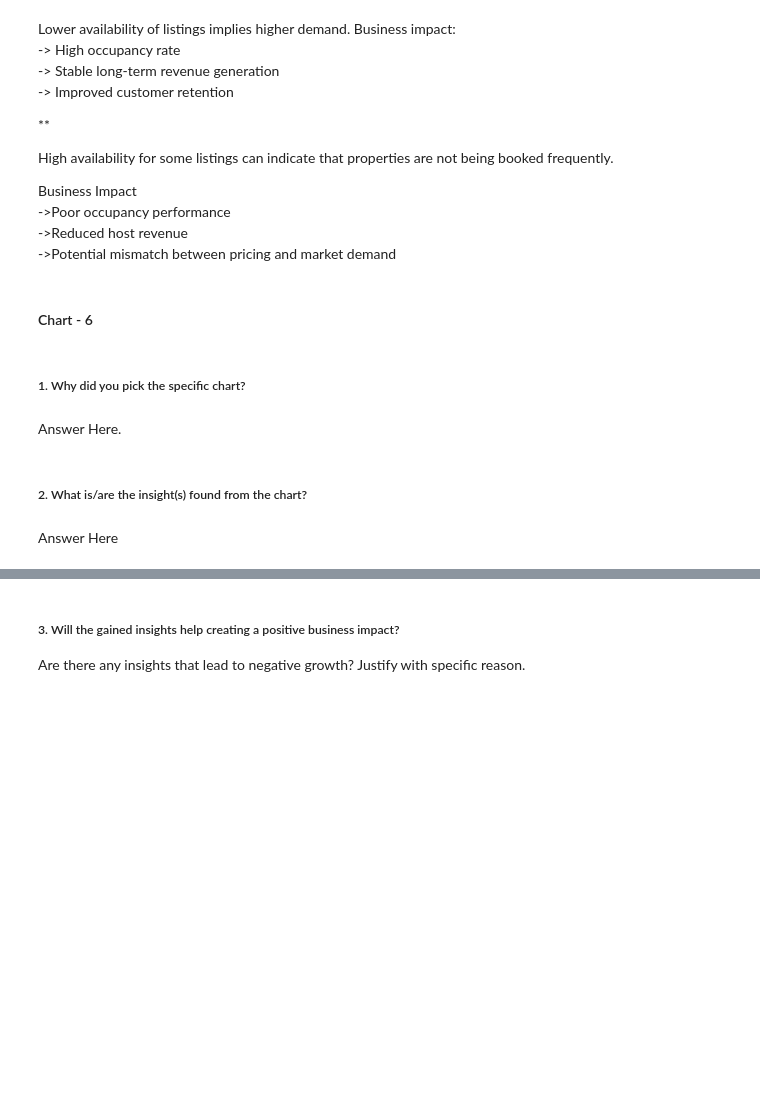
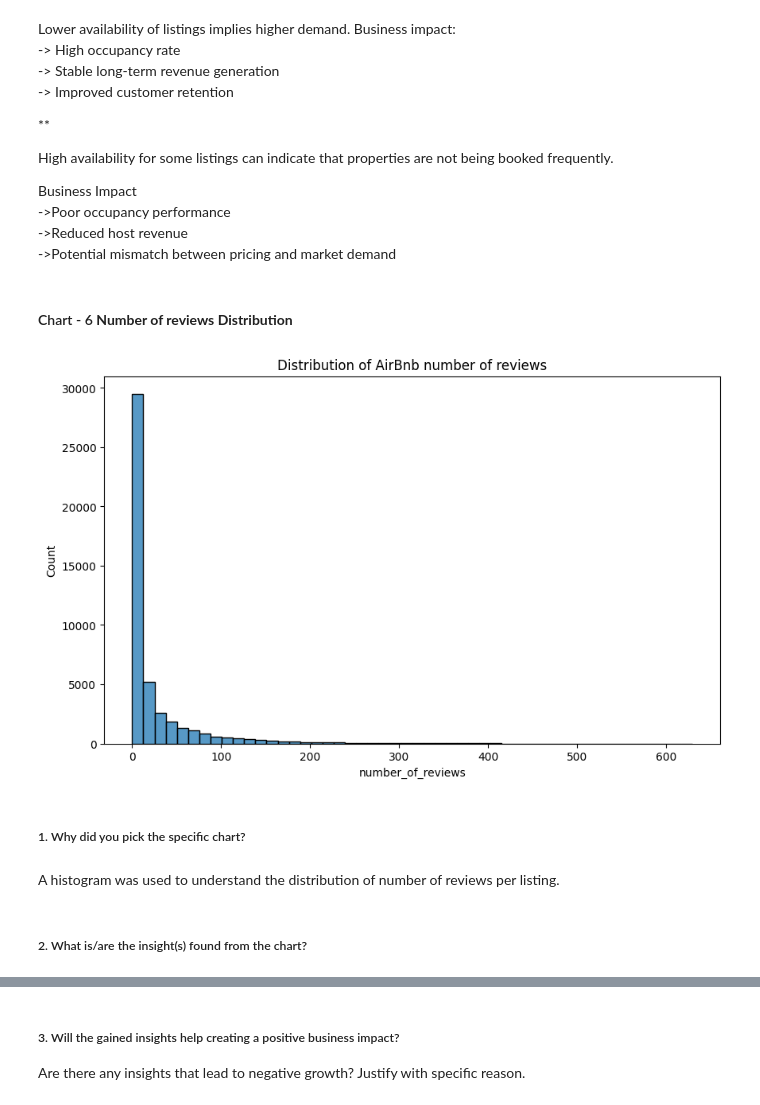
Before and after one commit to nibedita-26/airbnb_EDA, a Jupyter notebook: notebooks/AirBnB_Booking_Analysis_EDA.ipynb, the cells around one changed output, grey strips where cells are left out. Cells and saved outputs as stored; diff of their text form; code cells hidden in the pictures; blank space fills up the shorter version.

Commit message:
Completed Bivariate analysis with room type, pricing, availability, review and neighborhood

```diff
--- a/notebooks/AirBnB_Booking_Analysis_EDA.ipynb
+++ b/notebooks/AirBnB_Booking_Analysis_EDA.ipynb
@@ -627,4 +632,4 @@ Business Impact
 ->Reduced host revenue
 ->Potential mismatch between pricing and market demand
 # %% [markdown]
-#### Chart - 6
+#### Chart - 6 **Number of reviews Distribution**
@@ -633,8 +636,16 @@ Business Impact
+# %%
+# Chart - 6 Number of reviews Distribution
+plt.figure(figsize = (10, 6))
+
+sns.histplot(df_copy['number_of_reviews'], bins = 50)
+
+plt.title('Distribution of AirBnb number of reviews')
+plt.show()
+# %% [output]
+[figure, added]
 # %% [markdown]
 ##### 1. Why did you pick the specific chart?
-# %% [markdown]
-Answer Here.
+# %% [markdown]
+A histogram was used to understand the distribution of number of reviews per listing.
 # %% [markdown]
 ##### 2. What is/are the insight(s) found from the chart?
-# %% [markdown]
-Answer Here
```
Also changed, not shown: parts of 81 cells of this notebook.
